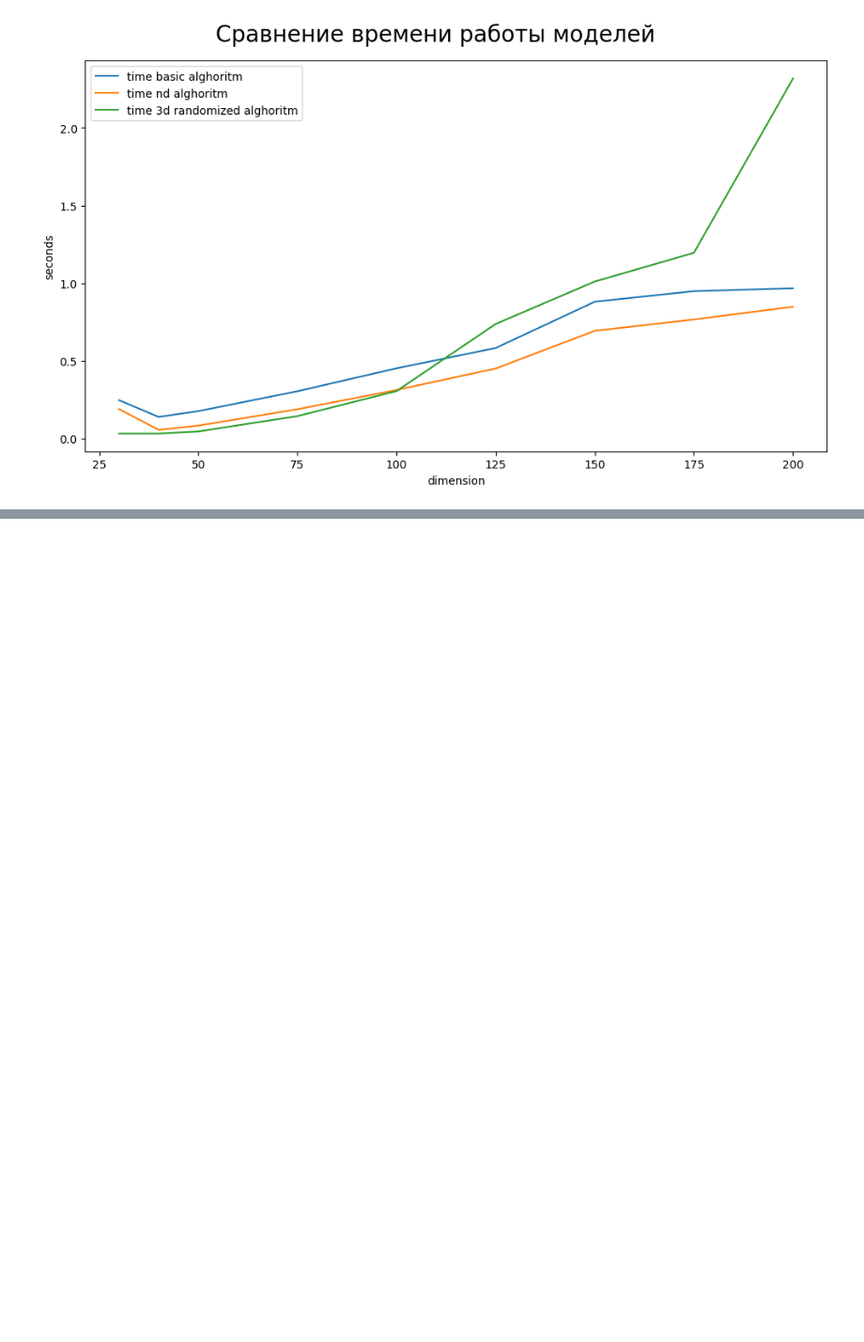
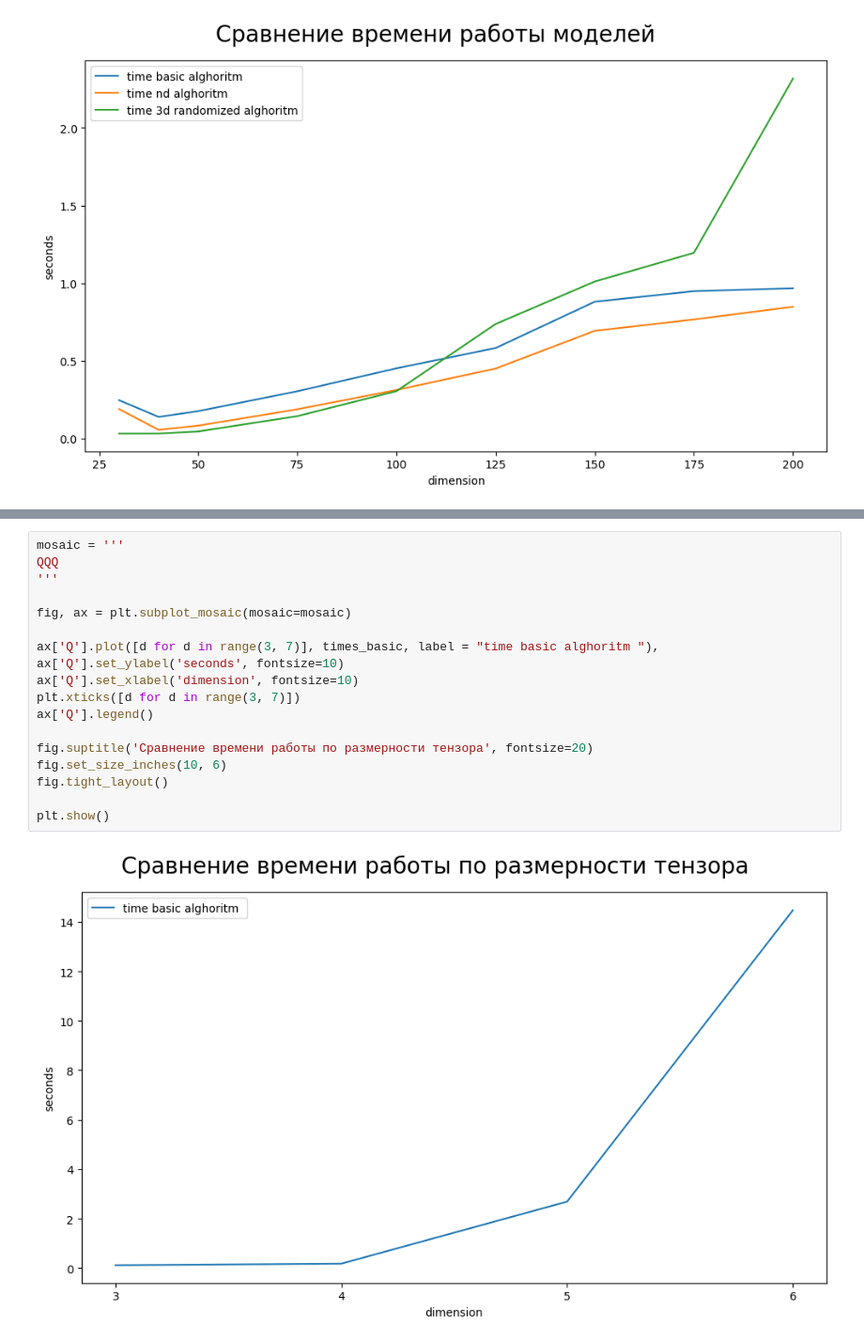
Before and after one commit to CyberKachok/CP-tensor-decomposition, a Jupyter notebook: CP_decomposition.ipynb, the cells around one changed output, grey strips where cells are left out. Shown: that part at 94% size. Cells and saved outputs as stored; diff of their text form; blank space fills up the shorter version.

```diff
--- a/CP_decomposition.ipynb
+++ b/CP_decomposition.ipynb
@@ -989,0 +990,20 @@ plt.show()
+# %%
+mosaic = '''
+QQQ
+'''
+
+fig, ax = plt.subplot_mosaic(mosaic=mosaic)
+
+ax['Q'].plot([d for d in range(3, 7)], times_basic, label = "time basic alghoritm "),
+ax['Q'].set_ylabel('seconds', fontsize=10)
+ax['Q'].set_xlabel('dimension', fontsize=10)
+plt.xticks([d for d in range(3, 7)])
+ax['Q'].legend()
+
+fig.suptitle('Сравнение времени работы по размерности тензора', fontsize=20)
+fig.set_size_inches(10, 6)
+fig.tight_layout()
+
+plt.show()
+# %% [output]
+[figure, added]
```
Also changed, not shown: parts of 9 cells of this notebook.
